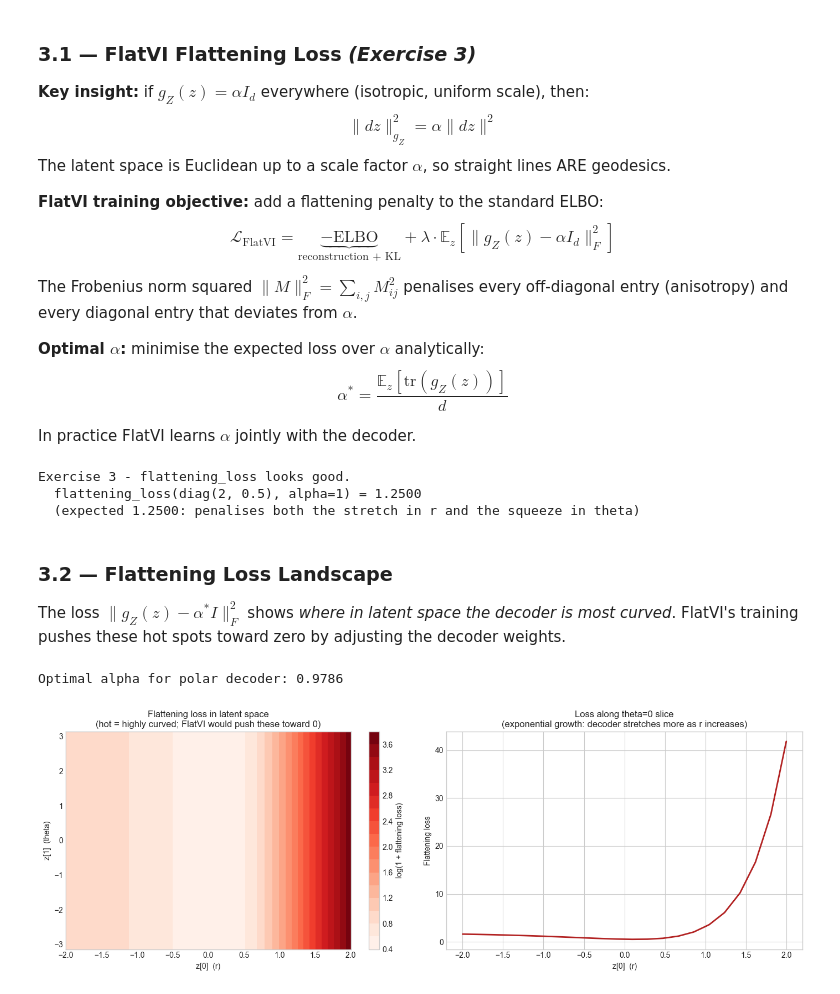
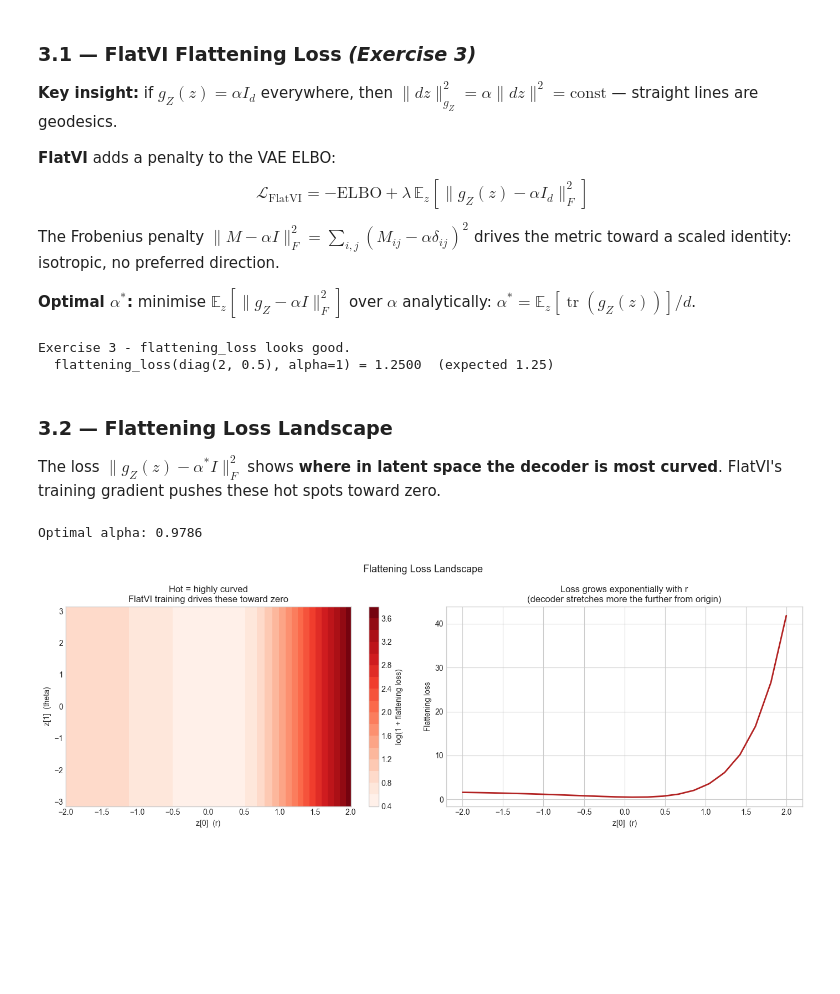
Before and after one commit to triet4p/latent-anything, a Jupyter notebook: lumen-theory/01-space-representation/notebooks/05_06_07_geodesic_pullback_flatvi.ipynb, the cells around one changed output. Cells and saved outputs as stored; diff of their text form; code cells hidden in the pictures; blank space fills up the shorter version.

```diff
--- a/lumen-theory/01-space-representation/notebooks/05_06_07_geodesic_pullback_flatvi.ipynb
+++ b/lumen-theory/01-space-representation/notebooks/05_06_07_geodesic_pullback_flatvi.ipynb
@@ -504,40 +654,31 @@ Sections:
 # %% [markdown]
 ### 3.1 — FlatVI Flattening Loss  *(Exercise 3)*
 
-**Key insight:** if $g_Z(z) = \alpha I_d$ everywhere (isotropic, uniform scale), then:
-$$\|dz\|_{g_Z}^2 = \alpha \|dz\|^2$$
-The latent space is Euclidean up to a scale factor $\alpha$, so straight lines ARE geodesics.
+**Key insight:** if $g_Z(z) = \alpha I_d$ everywhere, then
+$\|dz\|_{g_Z}^2 = \alpha\|dz\|^2 = \text{const}$ — straight lines are geodesics.
 
-**FlatVI training objective:** add a flattening penalty to the standard ELBO:
-$$\mathcal{L}_{\text{FlatVI}} = \underbrace{-\text{ELBO}}_{\text{reconstruction + KL}} + \lambda \cdot \mathbb{E}_z\!\left[\|g_Z(z) - \alpha I_d\|_F^2\right]$$
+**FlatVI** adds a penalty to the VAE ELBO:
+$$\mathcal{L}_{\text{FlatVI}} = -\text{ELBO} + \lambda\,\mathbb{E}_z\!\left[\|g_Z(z) - \alpha I_d\|_F^2\right]$$
 
-The Frobenius norm squared $\|M\|_F^2 = \sum_{i,j} M_{ij}^2$ penalises every
-off-diagonal entry (anisotropy) and every diagonal entry that deviates from $\alpha$.
+The Frobenius penalty $\|M - \alpha I\|_F^2 = \sum_{i,j}(M_{ij} - \alpha\delta_{ij})^2$
+drives the metric toward a scaled identity: isotropic, no preferred direction.
 
-**Optimal $\alpha$:** minimise the expected loss over $\alpha$ analytically:
-$$\alpha^* = \frac{\mathbb{E}_z[\text{tr}(g_Z(z))]}{d}$$
-
-In practice FlatVI learns $\alpha$ jointly with the decoder.
+**Optimal $\alpha^*$:** minimise $\mathbb{E}_z[\|g_Z - \alpha I\|_F^2]$ over $\alpha$
+analytically: $\alpha^* = \mathbb{E}_z[\operatorname{tr}(g_Z(z))]/d$.
 # %%
 def flattening_loss(M: np.ndarray, alpha: float) -> float:
     '''
-    FlatVI flattening penalty:   ||M - alpha * I_d||_F^2
+    FlatVI penalty:  ||M - alpha * I_d||_F^2
 
-    Measures how far the pullback metric M at a single latent point deviates
-    from a scaled identity (perfectly flat, isotropic latent space).
-
-    M    : pullback metric at one latent point, shape (d, d)
-    alpha: target scale (learnable in FlatVI)
-
-    Returns 0.0  iff  M = alpha * I  (perfect flatness).
+    Returns 0.0 iff M = alpha * I  (perfectly flat latent space).
+    Penalises both anisotropy (off-diagonal) and non-uniform scale (diagonal != alpha).
     '''
     # TODO:
-    # 1. Compute residual = M - alpha * I_d
-    # 2. Return the squared Frobenius norm: sum of all squared elements
+    # 1. residual = M - alpha * I_d
+    # 2. Return sum of squared elements (squared Frobenius norm)
     # raise NotImplementedError('TODO: implement flattening_loss')
 
-    d        = M.shape[0]
-    residual = M - alpha * np.eye(d)
+    residual = M - alpha * np.eye(M.shape[0])
     return float(np.sum(residual ** 2))
 
 
@@ -545,75 +686,62 @@ def optimal_alpha(
     decoder: Callable[[np.ndarray], np.ndarray],
     z_samples: np.ndarray,
 ) -> float:
-    '''Estimate optimal isotropic scale: alpha* = E[tr(g(z))] / d.'''
+    '''alpha* = E[tr(g(z))] / d  (minimises E[||g - alpha*I||_F^2]).'''
     d      = z_samples.shape[1]
     traces = [np.trace(pullback_metric(decoder, z)) for z in z_samples]
     return float(np.mean(traces) / d)
 # %%
 I2 = np.eye(2)
-
-# Perfect flat case: loss = 0
 assert np.isclose(flattening_loss(2.0 * I2, alpha=2.0), 0.0)
-assert np.isclose(flattening_loss(0.5 * I2, alpha=0.5), 0.0)
-
-# Known case: M = 2*I, alpha=1 -> residual = I -> loss = d = 2
 assert np.isclose(flattening_loss(2.0 * I2, alpha=1.0), 2.0)
-
-# Anisotropic: M = diag(2, 0.5), alpha=1 -> residual = diag(1, -0.5) -> loss = 1 + 0.25 = 1.25
 M_aniso  = np.diag([2.0, 0.5])
 expected = 1.0 ** 2 + 0.5 ** 2
 assert np.isclose(flattening_loss(M_aniso, alpha=1.0), expected)
-
 print('Exercise 3 - flattening_loss looks good.')
-print(f'  flattening_loss(diag(2, 0.5), alpha=1) = {flattening_loss(M_aniso, 1.0):.4f}')
-print(f'  (expected {expected:.4f}: penalises both the stretch in r and the squeeze in theta)')
+print(f'  flattening_loss(diag(2, 0.5), alpha=1) = {flattening_loss(M_aniso,1.0):.4f}  (expected {expected})')
 # %% [output]
 Exercise 3 - flattening_loss looks good.
-  flattening_loss(diag(2, 0.5), alpha=1) = 1.2500
-  (expected 1.2500: penalises both the stretch in r and the squeeze in theta)
+  flattening_loss(diag(2, 0.5), alpha=1) = 1.2500  (expected 1.25)
 # %% [markdown]
 ### 3.2 — Flattening Loss Landscape
 
-The loss $\|g_Z(z) - \alpha^* I\|_F^2$ shows *where in latent space the decoder is most curved*.
-FlatVI's training pushes these hot spots toward zero by adjusting the decoder weights.
+The loss $\|g_Z(z) - \alpha^* I\|_F^2$ shows **where in latent space the decoder is most curved**.
+FlatVI's training gradient pushes these hot spots toward zero.
 # %%
-# Estimate optimal alpha from random samples
-z_samples  = rng.uniform(low=[-2, -np.pi], high=[2, np.pi], size=(120, 2))
-alpha_opt  = optimal_alpha(decoder_polar, z_samples)
-print(f'Optimal alpha for polar decoder: {alpha_opt:.4f}')
+z_samples = rng.uniform(low=[-2, -np.pi], high=[2, np.pi], size=(120, 2))
+alpha_opt = optimal_alpha(decoder_polar, z_samples)
+print(f'Optimal alpha: {alpha_opt:.4f}')
 
-# Compute loss on a grid
-n_grid = 22
-r_vals = np.linspace(-2, 2, n_grid)
+n_grid  = 22
+r_vals  = np.linspace(-2, 2, n_grid)
 th_vals = np.linspace(-np.pi, np.pi, n_grid)
 Rg, Thg = np.meshgrid(r_vals, th_vals)
 loss_grid = np.zeros((n_grid, n_grid))
 
 for i, th in enumerate(th_vals):
     for j, r in enumerate(r_vals):
         g = pullback_metric(decoder_polar, np.array([r, th]))
         loss_grid[i, j] = flattening_loss(g, alpha=alpha_opt)
 
 fig, axes = plt.subplots(1, 2, figsize=(14, 5))
 
 ax = axes[0]
 cf = ax.contourf(Rg, Thg, np.log1p(loss_grid), levels=20, cmap='Reds')
 plt.colorbar(cf, ax=ax, label='log(1 + flattening loss)')
 ax.set_xlabel('z[0]  (r)')
 ax.set_ylabel('z[1]  (theta)')
-ax.set_title('Flattening loss in latent space\n'
-             '(hot = highly curved; FlatVI would push these toward 0)')
+ax.set_title('Hot = highly curved\nFlatVI training drives these toward zero')
 
 ax = axes[1]
 ax.plot(r_vals, loss_grid[n_grid // 2, :], color='firebrick', linewidth=2)
 ax.set_xlabel('z[0]  (r)')
 ax.set_ylabel('Flattening loss')
-ax.set_title('Loss along theta=0 slice\n'
-             '(exponential growth: decoder stretches more as r increases)')
+ax.set_title('Loss grows exponentially with r\n(decoder stretches more the further from origin)')
 
+plt.suptitle('Flattening Loss Landscape', fontsize=13)
 plt.tight_layout()
 plt.show()
 # %% [output]
-Optimal alpha for polar decoder: 0.9786
+Optimal alpha: 0.9786
-[figure, old version]
+[figure, new version]
 # %% [markdown]
```
Also changed, not shown: parts of 29 cells of this notebook.
